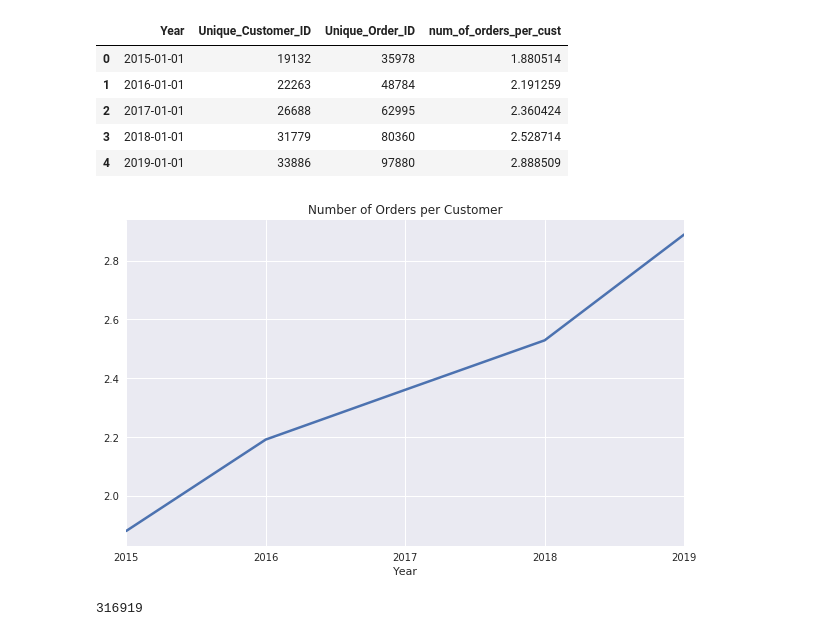
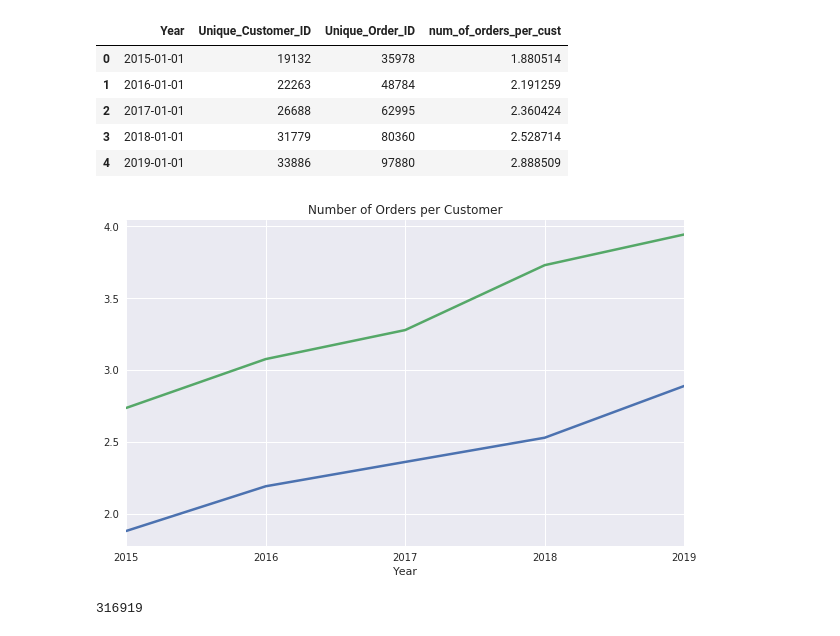
Before and after one commit to XuetingS/PP, a Jupyter notebook: src/Risk Break Down.ipynb, the cells around one changed output. Drawn from its saved outputs; the diff is of its cells as text; code cells hidden in the pictures.

```diff
--- a/src/Risk Break Down.ipynb
+++ b/src/Risk Break Down.ipynb
@@ -289,11 +289,17 @@ Bad_Orders_p_cust
 | 2 | 2017-01-01 | 26688 | 62995 | 2.360424 |
 | 3 | 2018-01-01 | 31779 | 80360 | 2.528714 |
 | 4 | 2019-01-01 | 33886 | 97880 | 2.888509 |
+# %%
+P15_good = P15.groupby('Unique_Order_ID').filter(lambda x: x['Ever_Bad'].max()==0)
+Good_Orders_p_cust = P15_good.groupby('Year').agg({'Unique_Customer_ID':'nunique','Unique_Order_ID':'nunique'}).reset_index()
+Good_Orders_p_cust['num_of_orders_per_cust'] = Good_Orders_p_cust['Unique_Order_ID']/Good_Orders_p_cust['Unique_Customer_ID']
+Good_Orders_p_cust['Year'] = pd.to_datetime(Good_Orders_p_cust['Year'].astype(str),format='%Y')
 # %%
 Bad_Orders_p_cust.set_index('Year')['num_of_orders_per_cust'].plot(title='Number of Orders per Customer',figsize=(10, 6), linewidth=2.5)
+Good_Orders_p_cust.set_index('Year')['num_of_orders_per_cust'].plot(title='Number of Orders per Customer',figsize=(10, 6), linewidth=2.5)
 plt.show()
 # %% [output]
-[figure, old version]
+[figure, new version]
 # %%
 P15[P15['Year_and_Month']=='2015-01-01'].groupby('Unique_Order_ID').filter(lambda x: x['Ever_Bad'].max()==0).shape[0] + P15[([P15['Year_and_Month']=='2015-01-01'])&(P15['Bad']==1)&(P15['Ever_Bad']==1)].shape[0]
 # %%
```
Also changed, not shown: parts of 65 cells of this notebook.
